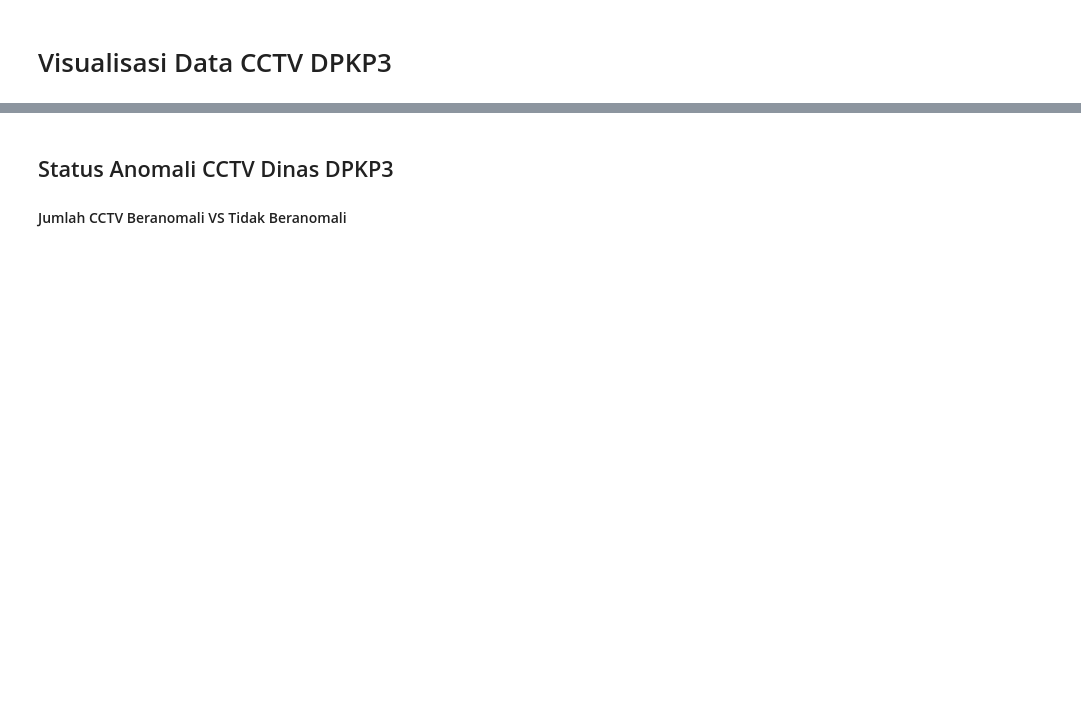
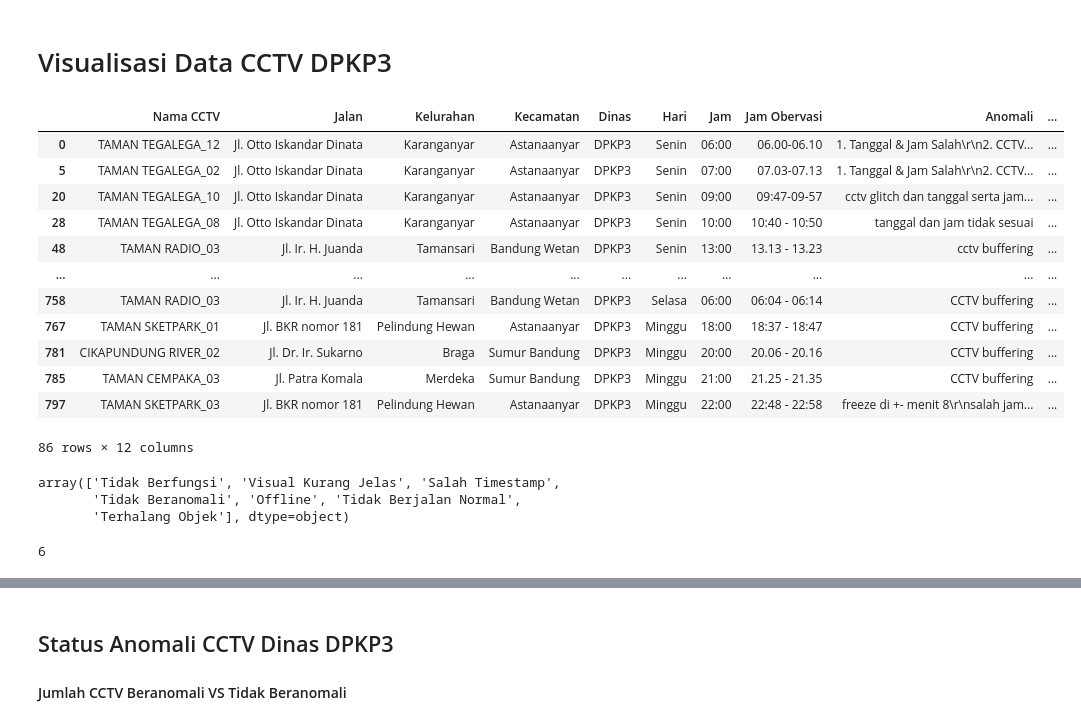
Before and after one commit to KaindraDjoemena/cctv-dv, a Jupyter notebook: data_visualization.ipynb, the cells around one changed output, grey strips where cells are left out. Cells and saved outputs as stored; diff of their text form; code cells hidden in the pictures; blank space fills up the shorter version.

```diff
--- a/data_visualization.ipynb
+++ b/data_visualization.ipynb
@@ -28,7 +29,27 @@ LIGHT_BLUE = "#6baed6"
 dataset = pd.read_csv("monitoring_sample.csv")
 filter = (dataset["Dinas"] == DINAS)
 dpkp3_dataset = dataset[filter]
+# %%
+dpkp3_dataset
+# %% [output]
+|  | Nama CCTV | Jalan | Kelurahan | Kecamatan | Dinas | Hari | Jam | Jam Obervasi | Anomali | ... |
+| 0 | TAMAN TEGALEGA_12 | Jl. Otto Iskandar Dinata | Karanganyar | Astanaanyar | DPKP3 | Senin | 06:00 | 06.00-06.10 | 1. Tanggal & Jam Salah\r\n2. CCTV... | ... |
+| 5 | TAMAN TEGALEGA_02 | Jl. Otto Iskandar Dinata | Karanganyar | Astanaanyar | DPKP3 | Senin | 07:00 | 07.03-07.13 | 1. Tanggal & Jam Salah\r\n2. CCTV... | ... |
+| 20 | TAMAN TEGALEGA_10 | Jl. Otto Iskandar Dinata | Karanganyar | Astanaanyar | DPKP3 | Senin | 09:00 | 09:47-09-57 | cctv glitch dan tanggal serta jam... | ... |
+| 28 | TAMAN TEGALEGA_08 | Jl. Otto Iskandar Dinata | Karanganyar | Astanaanyar | DPKP3 | Senin | 10:00 | 10:40 - 10:50 | tanggal dan jam tidak sesuai | ... |
+| 48 | TAMAN RADIO_03 | Jl. Ir. H. Juanda | Tamansari | Bandung Wetan | DPKP3 | Senin | 13:00 | 13.13 - 13.23 | cctv buffering | ... |
+| ... | ... | ... | ... | ... | ... | ... | ... | ... | ... | ... |
+| 758 | TAMAN RADIO_03 | Jl. Ir. H. Juanda | Tamansari | Bandung Wetan | DPKP3 | Selasa | 06:00 | 06:04 - 06:14 | CCTV buffering | ... |
+| 767 | TAMAN SKETPARK_01 | Jl. BKR nomor 181 | Pelindung Hewan | Astanaanyar | DPKP3 | Minggu | 18:00 | 18:37 - 18:47 | CCTV buffering | ... |
+| 781 | CIKAPUNDUNG RIVER_02 | Jl. Dr. Ir. Sukarno | Braga | Sumur Bandung | DPKP3 | Minggu | 20:00 | 20.06 - 20.16 | CCTV buffering | ... |
+| 785 | TAMAN CEMPAKA_03 | Jl. Patra Komala | Merdeka | Sumur Bandung | DPKP3 | Minggu | 21:00 | 21.25 - 21.35 | CCTV buffering | ... |
+| 797 | TAMAN SKETPARK_03 | Jl. BKR nomor 181 | Pelindung Hewan | Astanaanyar | DPKP3 | Minggu | 22:00 | 22:48 - 22:58 | freeze di +- menit 8\r\nsalah jam... | ... |
+86 rows × 12 columns
 # %%
 # Unique anomaly categories
-
 categories = dpkp3_dataset["Anomali Kategori"].unique()
+categories
+# %% [output]
+array(['Tidak Berfungsi', 'Visual Kurang Jelas', 'Salah Timestamp',
+       'Tidak Beranomali', 'Offline', 'Tidak Berjalan Normal',
+       'Terhalang Objek'], dtype=object)
@@ -36,0 +56,5 @@ categories = dpkp3_dataset["Anomali Kategori"].unique()
+# %%
+kecamatan = len(dpkp3_dataset["Kecamatan"].unique())
+kecamatan
+# %% [output]
+6
```
Also changed, not shown: parts of 9 cells of this notebook.
